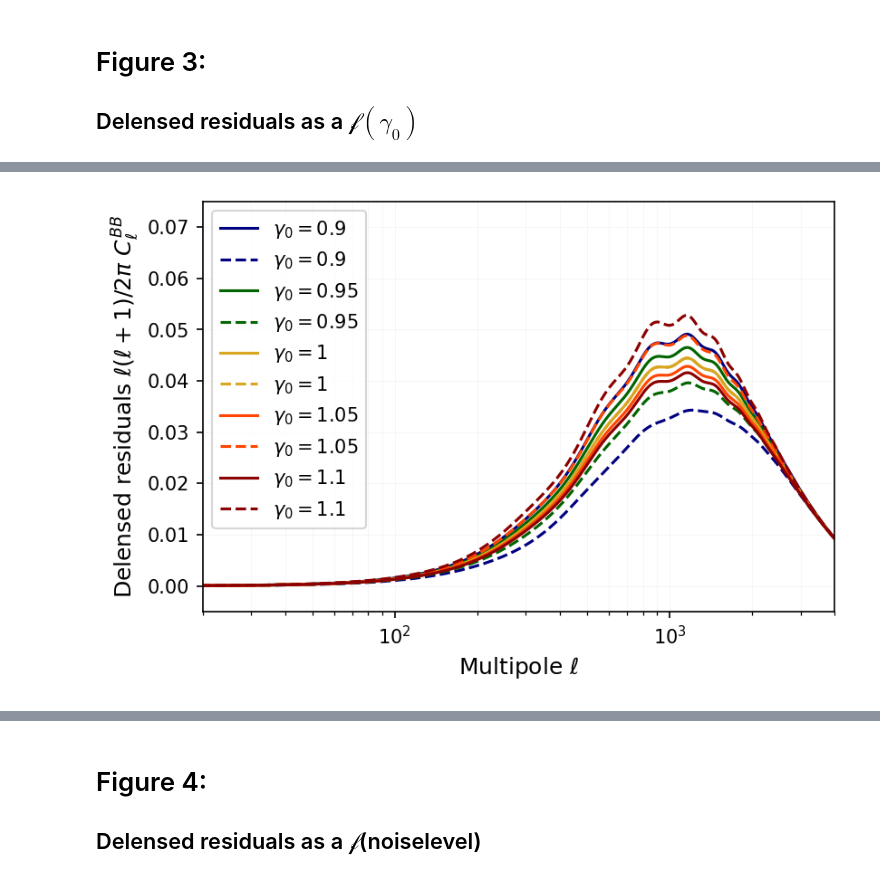
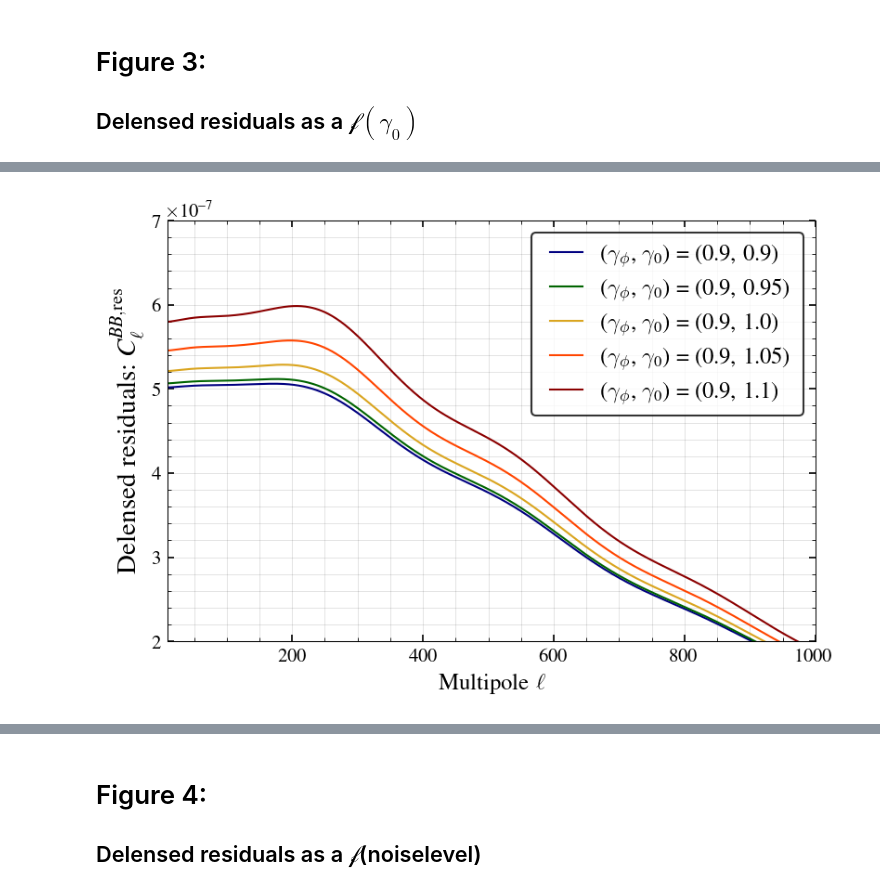
Before and after one commit to sriniraghunathan/lensing_sys_fisher, a Jupyter notebook: make_paper_plots.ipynb, the cells around one changed output, grey strips where cells are left out. Saved outputs shown, nothing was run; the diff lists cells and outputs as text; code cells hidden in the pictures.

Commit message:
updated plots

```diff
--- a/make_paper_plots.ipynb
+++ b/make_paper_plots.ipynb
@@ -10,8 +10,9 @@ from pylab import *
 rcParams['figure.dpi'] = 150
 rcParams['figure.facecolor'] = 'white'
 # %%
-folder_with_results = '/home/chunyul3/lensing_sys_fisher/files_for_paper/'
+folder_with_results = 'files_for_paper/'
 plfolder = 'plots/'
+fsval = 12
 
 if not os.path.exists( plfolder ): os.system('mkdir -p %s' %(plfolder))
 # %%
@@ -33,8 +34,7 @@ print(pl_dict.keys())#; sys.exit()
 
 noise_color_dic = {0.1: 'navy', 0.2: 'darkgreen', 1.: 'goldenrod', 2.: 'orangered'}
 clf()
-fsval = 11
-xmin, xmax = 10., 4000.
+xmin, xmax = 50., 4000.
 ymin, ymax = -0.005, 0.05
 xscaleval = 'log'
 yscaleval = None
@@ -156,41 +251,57 @@ dict_keys([0.2, '0.2guess', 0.5, '0.5guess', 2.0, '2.0guess'])
 # %%
-#noise = 2 uK-arcmin
-#reqd_gamma_arr = [0.9] #[0.8, 0.95]
-#fname = '%s/delensedpower_new_intep_gamma%s.npy' %(folder_with_results, reqd_gamma)
-reqd_gamma_val = 0.9
-#fname = '%s/delensedgamma%ss.npy' %(folder_with_results, reqd_gamma_val)
-fname = '%s/delensedpower_iter0_gamma%s.npy' %(folder_with_results, reqd_gamma_val)
+reqd_noise_val_arr = [0.5]#, 2.0]
 
-#fname = '%s/delensedgamma1.1s.npy' %(folder_with_results)
-pl_dict = np.load(fname, allow_pickle=True).item()
-print(pl_dict.keys()); ##sys.exit()
+reqd_gammaphi = 0.9
+fname = '%s/guess/delensedpower_iter0_guess_gamma%s.npy' %(folder_with_results, reqd_gammaphi)
+res_dict = np.load(fname, allow_pickle=True).item()
+gamma_zero_color_dic = {0.9: 'navy', 0.95: 'darkgreen', 1.: 'goldenrod', 1.05: 'orangered', 1.1: 'darkred'}
+pl_dict = {}
+for reqd_noise_val in reqd_noise_val_arr:
+    pl_dict[reqd_noise_val] = {}
+    for gamma0_keyname in gamma_color_dic:
+        curr_res = res_dict[reqd_noise_val]['guess%s' %(gamma0_keyname)]
+        pl_dict[reqd_noise_val][gamma0_keyname] = curr_res
 
-#gamma_color_dic = {0.8: 'navy', 0.9: 'darkgreen', 1.: 'goldenrod', 1.1: 'orangered', 1.15: 'darkred'}
-gamma_color_dic = {0.9: 'navy', 0.95: 'darkgreen', 1.: 'goldenrod', 1.05: 'orangered', 1.1: 'darkred'}
 clf()
 fsval = 12
-xmin, xmax = 20., 4000.
-ymin, ymax = -0.005, 0.075
-xscaleval = 'log'
+xmin, xmax = 10., 1000.
+ymin, ymax = 2e-7, 7e-7
+xscaleval = None #'log'
 yscaleval = None
 ax = subplot(111, xscale = xscaleval, yscale = yscaleval)
-for keyname in gamma_color_dic:
-    print(keyname)
-    fname = '%s/delensedpower_iter0_gamma%s.npy' %(folder_with_results, keyname)
-    pl_dict = np.load(fname, allow_pickle=True).item()
-    curr_res = pl_dict[2.0]
-    curr_res_guess = pl_dict['2.0guess']
-    els = np.arange( len(curr_res) )
-    dl_fac = els * (els+1) / 2/ np.pi
+baseline_gamma0 = reqd_gammaphi
+for noisecntr, reqd_noise_val in enumerate( reqd_noise_val_arr ):
+    if reqd_noise_val == 0.5:
+        lsval = '-'
+    elif reqd_noise_val == 2.0:
+        lsval = '-.'
+    for kcntr, gamma0_keyname in enumerate( gamma_color_dic ):
+        labval = r'($\gamma_{\phi}$, $\gamma_{0}$) = (%g, %s)' %(reqd_gammaphi, gamma0_keyname)
+        if noisecntr == 1:
+            labval = None
+        '''
+        curr_bb_bias = (pl_dict[reqd_noise_val][gamma0_keyname] - pl_dict[reqd_noise_val][baseline_gamma0])/pl_dict[reqd_noise_val][baseline_keyname]
+        plot(els, curr_bb_bias, color = gamma_color_dic[gamma0_keyname], ls = lsval, label = labval)
+        '''
+        curr_bb = pl_dict[reqd_noise_val][gamma0_keyname]
+        dl_fac = 1. #els * (els+1)/2/np.pi
+        plot(els, dl_fac * curr_bb, color = gamma_color_dic[gamma0_keyname], ls = lsval, label = labval)
 
-    plot(els, dl_fac * curr_res, color = gamma_color_dic[keyname], label = r'$\gamma_{0} = %g$' %(keyname))
-    plot(els, dl_fac * curr_res_guess, color = gamma_color_dic[keyname], linestyle = '--',label = r'$\gamma_{0} = %g$' %(keyname))
-legend(loc = 2, fontsize = fsval-2)
+'''
+for noisecntr, reqd_noise_val in enumerate( reqd_noise_val_arr ):
+    if reqd_noise_val == 0.5:
+        lsval = '-'
+    elif reqd_noise_val == 2.0:
+        lsval = '-.'
+    plot([], [], color = 'black', label = r'$\Delta_{T}$ = %g' %(reqd_noise_val), ls = lsval)
+'''
+
+legend(loc = 1, fontsize = fsval, ncol = 1, columnspacing = 0.5, handletextpad = 0.5)
 xlabel(r'Multipole $\ell$', fontsize = fsval)
-ylabel(r'Delensed residuals $\ell(\ell+1)/2\pi\ C_{\ell}^{BB}$', fontsize = fsval)
+ylabel(r'Delensed residuals: $C_{\ell}^{BB, {\rm res}}$', fontsize = fsval+2)
 xlim(xmin, xmax); ylim(ymin, ymax)
 grid(True, which = 'both', axis = 'both', lw = 0.25, alpha = 0.2)
-plname = 'plots/delensed_BB_residuals_for_gamma%s.pdf' %(reqd_gamma_val)
+plname = 'plots/delensed_BB_for_different_gamma0.pdf'
 savefig(plname, dpi = 200.)
 show()
 # %% [output]
@@ -203 +308 @@ dict_keys([0.2, '0.2guess', 0.5, '0.5guess', 2.0, '2.0guess'])
-[figure, old version]
+[figure, new version]
```
Also changed, not shown: parts of 26 cells of this notebook, 5 other files.
